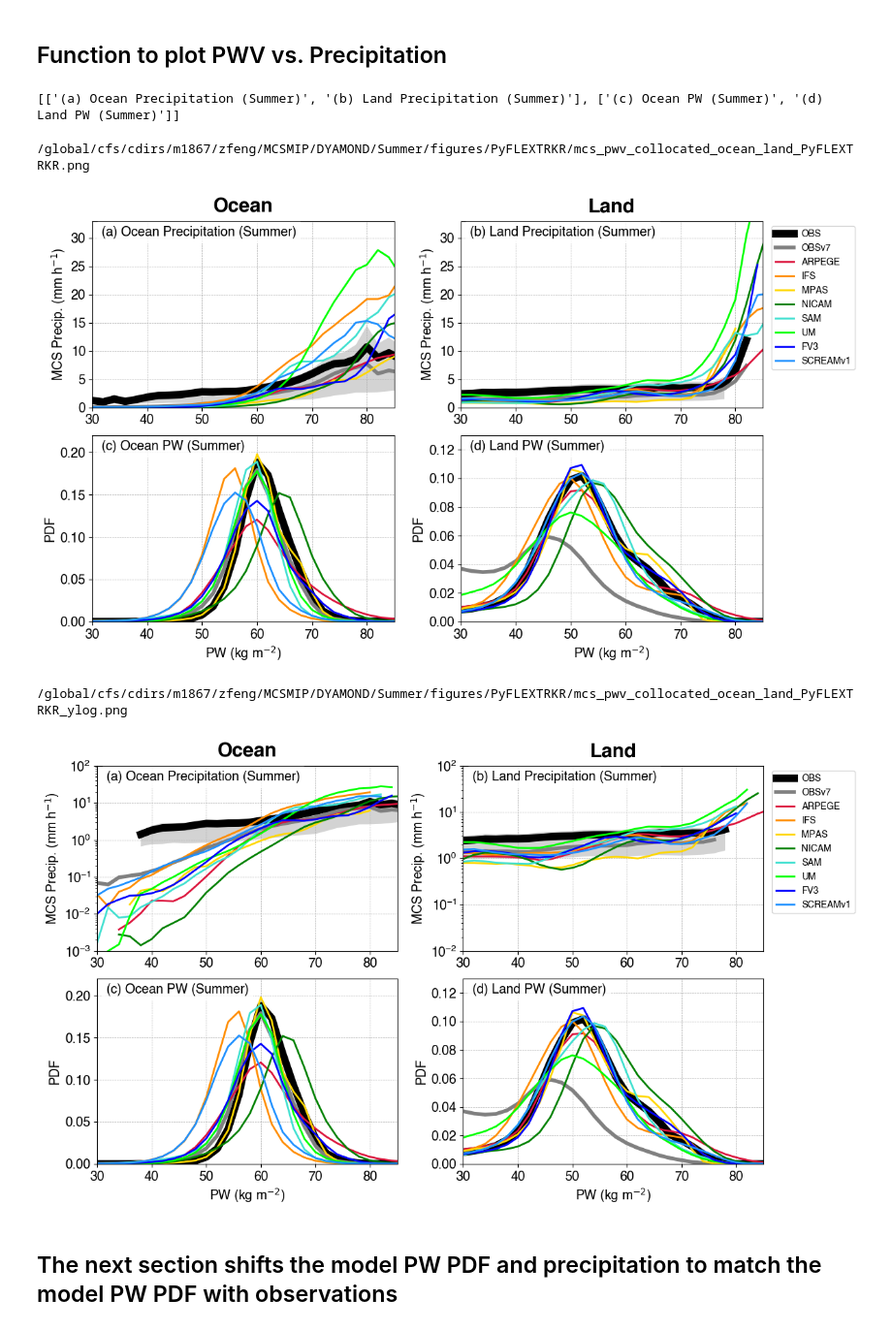
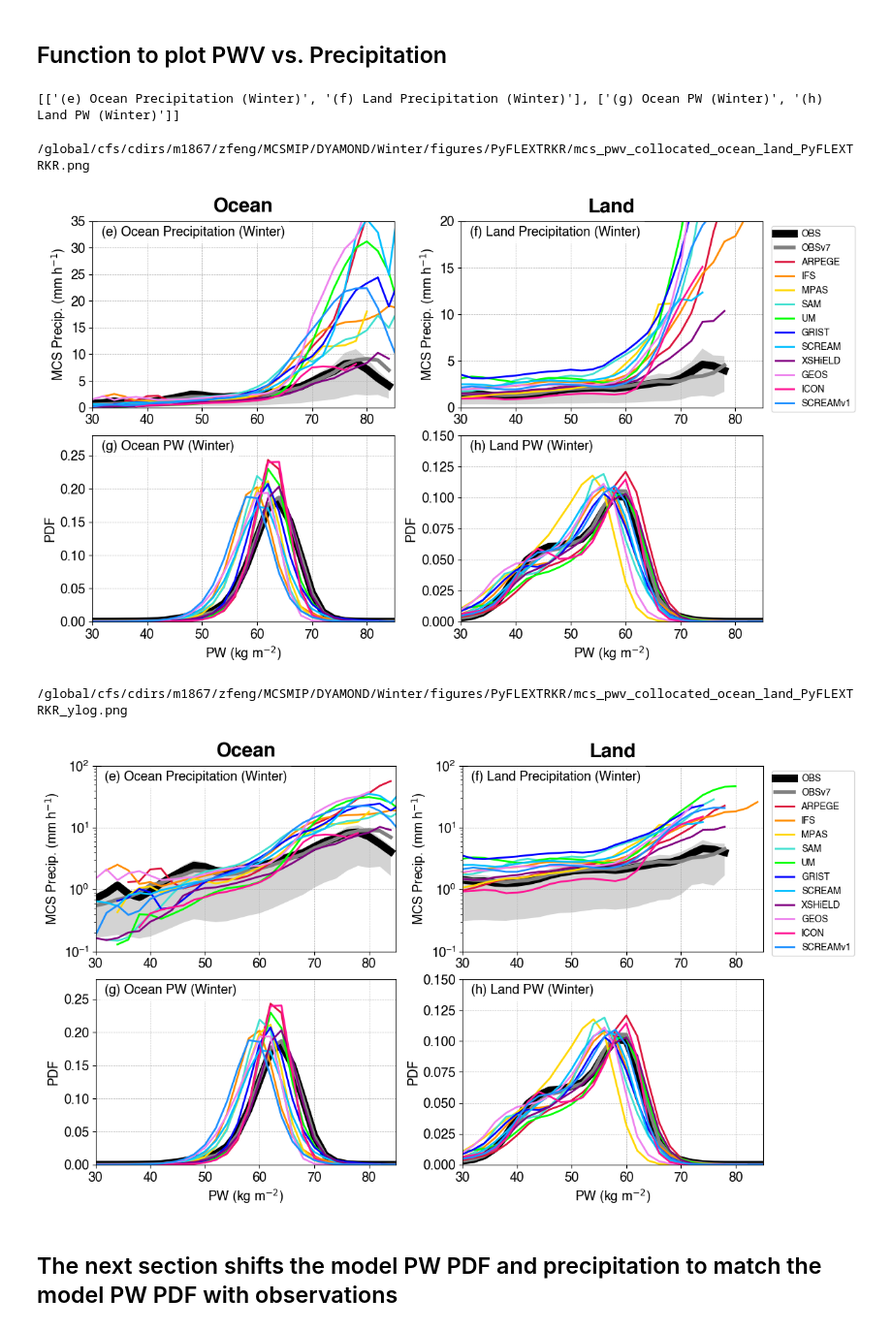
Before and after one commit to WACCEM/MCSMIP-DYAMOND, a Jupyter notebook: Notebooks/mcsmip_mcs_intqv_pair_mean_1tracker.ipynb, the cells around one changed output. Shown at 97% size. Drawn from its saved outputs; the diff is of its cells as text; code cells hidden in the pictures.

```diff
--- a/Notebooks/mcsmip_mcs_intqv_pair_mean_1tracker.ipynb
+++ b/Notebooks/mcsmip_mcs_intqv_pair_mean_1tracker.ipynb
@@ -14,8 +14,8 @@ from scipy.stats import norm
 from scipy.optimize import curve_fit
 %matplotlib inline
 # %%
-PHASE = 'Summer'
-# PHASE = 'Winter'
+# PHASE = 'Summer'
+PHASE = 'Winter'
 
 tracker = 'PyFLEXTRKR'
 
@@ -197,3 +238,29 @@ mcs_land90 = dse_qrt.mcs_land_90.where(mcs_land_pdf.sel(source='obs') > min_pdf_
+# %%
+# Normalize the number of samples in each bin by the total sample
+mcs_ocean_ns = ds.mcs_ocean_ns
+# total_ocean_ns = ds.total_ocean_ns
+mcs_ocean_pdf = mcs_ocean_ns / mcs_ocean_ns.sum(dim='bins')
+# total_ocean_pdf = total_ocean_ns / total_ocean_ns.sum(dim='bins')
+
+# Filter bins with insufficient samples
+mcs_ocean = ds.mcs_ocean.where(mcs_ocean_ns > min_ns_thresh)
+
+# Normalize the number of samples in each bin by the total sample
+mcs_land_ns = ds.mcs_land_ns
+# total_land_ns = ds.total_land_ns
+mcs_land_pdf = mcs_land_ns / mcs_land_ns.sum(dim='bins')
+# total_land_pdf = total_land_ns / total_land_ns.sum(dim='bins')
+
+# Filter bins with insufficient samples
+mcs_land = ds.mcs_land.where(mcs_land_ns > min_ns_thresh)
+
+# Filter interquartile value bins with insufficient samples
+mcs_ocean25 = dse_qrt.mcs_ocean_25.where(mcs_ocean_ns.sel(source='obs') > min_ns_thresh)
+mcs_ocean75 = dse_qrt.mcs_ocean_75.where(mcs_ocean_ns.sel(source='obs') > min_ns_thresh)
+mcs_ocean90 = dse_qrt.mcs_ocean_90.where(mcs_ocean_ns.sel(source='obs') > min_ns_thresh)
+mcs_land25 = dse_qrt.mcs_land_25.where(mcs_land_ns.sel(source='obs') > min_ns_thresh)
+mcs_land75 = dse_qrt.mcs_land_75.where(mcs_land_ns.sel(source='obs') > min_ns_thresh)
+mcs_land90 = dse_qrt.mcs_land_90.where(mcs_land_ns.sel(source='obs') > min_ns_thresh)
 # %%
 fig, axes = plt.subplots(1, 2, figsize=[12,5], dpi=100)
 mcs_ocean_pdf.plot.line(x='bins', ax=axes[0])
@@ -221,4 +291,4 @@ mcs_land.plot.line(x='bins', ax=axes[1])
 # %%
-fig, axes = plt.subplots(1, 2, figsize=[12,5], dpi=100)
-total_ocean.plot.line(x='bins', ax=axes[0])
-total_land.plot.line(x='bins', ax=axes[1])
+# fig, axes = plt.subplots(1, 2, figsize=[12,5], dpi=100)
+# total_ocean.plot.line(x='bins', ax=axes[0])
+# total_land.plot.line(x='bins', ax=axes[1])
@@ -356,7 +414,7 @@ elif PHASE == 'Winter':
     ]
 print(titles)
 # %% [output]
-[['(a) Ocean Precipitation (Summer)', '(b) Land Precipitation (Summer)'], ['(c) Ocean PW (Summer)', '(d) Land PW (Summer)']]
+[['(e) Ocean Precipitation (Winter)', '(f) Land Precipitation (Winter)'], ['(g) Ocean PW (Winter)', '(h) Land PW (Winter)']]
 # %%
 # Data array [row][col]
 data_arr = [
@@ -379,7 +437,7 @@ xlabels = ['PW (kg m$^{-2}$)','PW (kg m$^{-2}$)']
 ylabels = [['MCS Precip. (mm h$^{-1}$)', 'MCS Precip. (mm h$^{-1}$)'],['PDF', 'PDF']]
 xticks = None
 xlims = [(30,85),(30,85)]
-ylims = [[(0,33),(0,33)],[(0,0.22),(0,0.13)]]
+ylims = [[(0,35),(0,20)],[(0,0.28),(0,0.15)]]
 # ylims = [[(1e-3,100),(1e-2,100)],[(0,0.22),(0,0.13)]]
 yscale = [['linear','linear'],['linear','linear']]
 
@@ -402,8 +460,8 @@ fig = plot_lines_mxn(nrow, ncol, data_arr, xbin, qrt_arr,
                    fontsize=fontsize, legend_fontsize=legend_fontsize, legend_anchor=legend_anchor, xlims=xlims, ylims=ylims, yscale=yscale, col_labels=col_labels, wspace=wspace, hspace=hspace,
                    shade_dict=shade_dict, shade_qrt=True, draw_arrow=False, text_dict=text_dict, figname=figname, figsize=figsize)
 # %% [output]
-/global/cfs/cdirs/m1867/zfeng/MCSMIP/DYAMOND/Summer/figures/PyFLEXTRKR/mcs_pwv_collocated_ocean_land_PyFLEXTRKR.png
+/global/cfs/cdirs/m1867/zfeng/MCSMIP/DYAMOND/Winter/figures/PyFLEXTRKR/mcs_pwv_collocated_ocean_land_PyFLEXTRKR.png
-[figure, old version]
+[figure, new version]
 # %%
 # Data array [row][col]
 data_arr = [
@@ -418,36 +476,36 @@ xbin = mcs_ocean.bins
 legends = name_map
 nrow = len(data_arr)
 ncol = 2
 col_labels = ['Ocean', 'Land']
 titles_loc = [0.03, 0.92]
 title_ha = 'left'
 xlabels = ['PW (kg m$^{-2}$)','PW (kg m$^{-2}$)']
 ylabels = [['MCS Precip. (mm h$^{-1}$)', 'MCS Precip. (mm h$^{-1}$)'],['PDF', 'PDF']]
 xticks = None
 xlims = [(30,85),(30,85)]
 # ylims = [[(0,33),(0,33)],[(0,0.22),(0,0.13)]]
-ylims = [[(1e-3,100),(1e-2,100)],[(0,0.22),(0,0.13)]]
+ylims = [[(1e-1,100),(1e-1,100)],[(0,0.28),(0,0.15)]]
 yscale = [['log','log'],['linear','linear']]
 
 legend_loc = 'upper right'
 legend_ncol = 1
 legend_anchor = (1.32, 1)
 fontsize = 14
 legend_fontsize = 10
 figsize = [12,7]
 wspace = 0.22
 hspace = 0.15
 text_dict = None
 shade_dict = None
 figname = f'{figdir}mcs_pwv_collocated_ocean_land_{tracker}_ylog.png'
 print(figname)
 fig = plot_lines_mxn(nrow, ncol, data_arr, xbin, qrt_arr,
                    titles=titles, titles_loc=titles_loc, title_ha=title_ha, xlabels=xlabels, ylabels=ylabels, xticks=xticks, legends=legends, legend_loc=legend_loc, legend_ncol=legend_ncol,
                    fontsize=fontsize, legend_fontsize=legend_fontsize, legend_anchor=legend_anchor, xlims=xlims, ylims=ylims, yscale=yscale, col_labels=col_labels, wspace=wspace, hspace=hspace,
                    shade_dict=shade_dict, shade_qrt=True, draw_arrow=False, text_dict=text_dict, figname=figname, figsize=figsize)
 # %% [output]
-/global/cfs/cdirs/m1867/zfeng/MCSMIP/DYAMOND/Summer/figures/PyFLEXTRKR/mcs_pwv_collocated_ocean_land_PyFLEXTRKR_ylog.png
+/global/cfs/cdirs/m1867/zfeng/MCSMIP/DYAMOND/Winter/figures/PyFLEXTRKR/mcs_pwv_collocated_ocean_land_PyFLEXTRKR_ylog.png
-[figure, old version]
+[figure, new version]
 # %% [markdown]
 ## The next section shifts the model PW PDF and precipitation to match the model PW PDF with observations
 # %%
```
Also changed, not shown: parts of 17 cells of this notebook, 1 other file.
